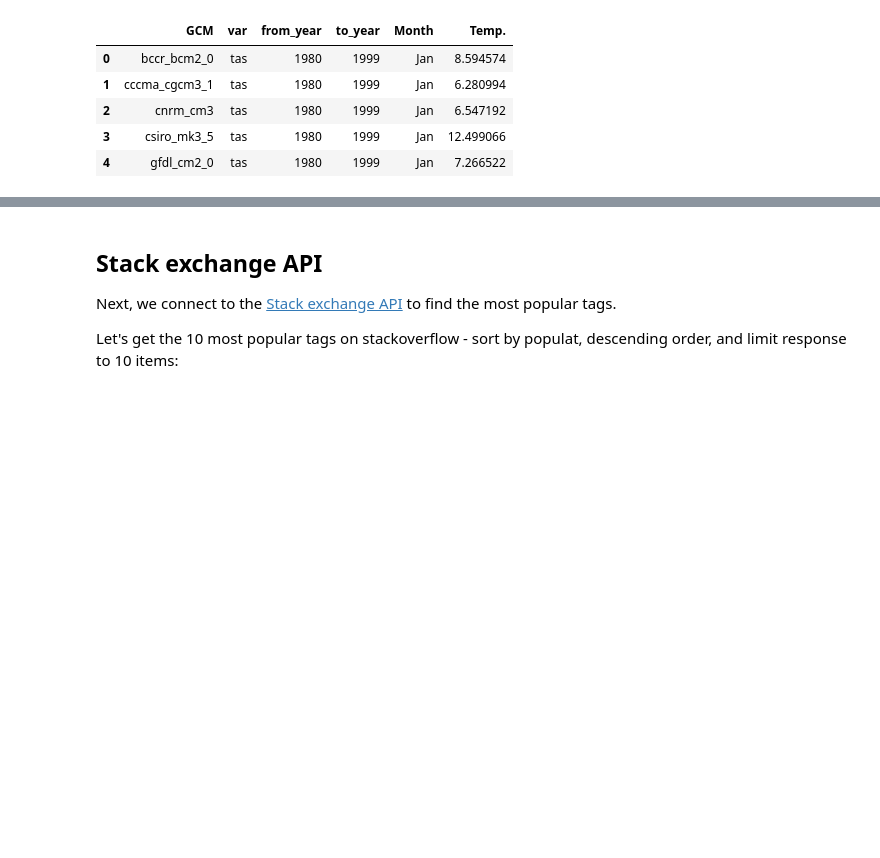
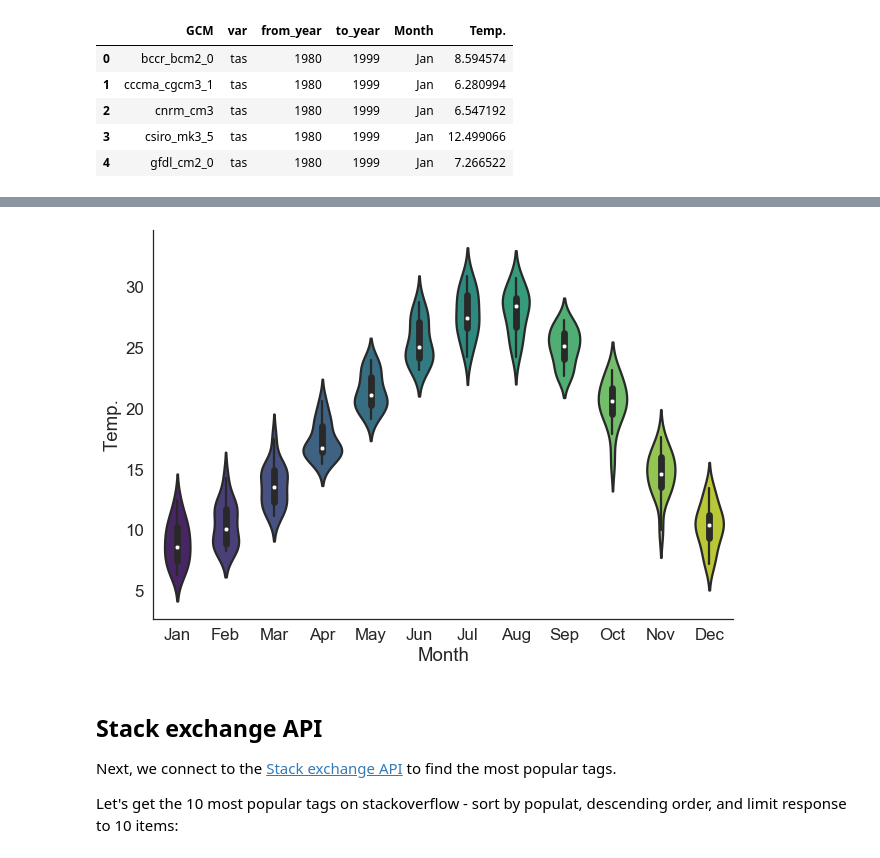
Before and after one commit to yoavram/Py4Eng, a Jupyter notebook: sessions/requests.ipynb, the cells around one changed output, grey strips where cells are left out. Cells and saved outputs as stored; diff of their text form; code cells hidden in the pictures; blank space fills up the shorter version.

Commit message:
update weather plot to violin instead of bar

```diff
--- a/sessions/requests.ipynb
+++ b/sessions/requests.ipynb
@@ -117,3 +112,8 @@ sns.despine()
+# %%
+sns.violinplot('Month', 'Temp.', data=data, palette='viridis')
+sns.despine()
+# %% [output]
+[figure, added]
 # %% [markdown]
 ## Stack exchange API
 
```
Also changed, not shown: parts of 6 cells of this notebook.
